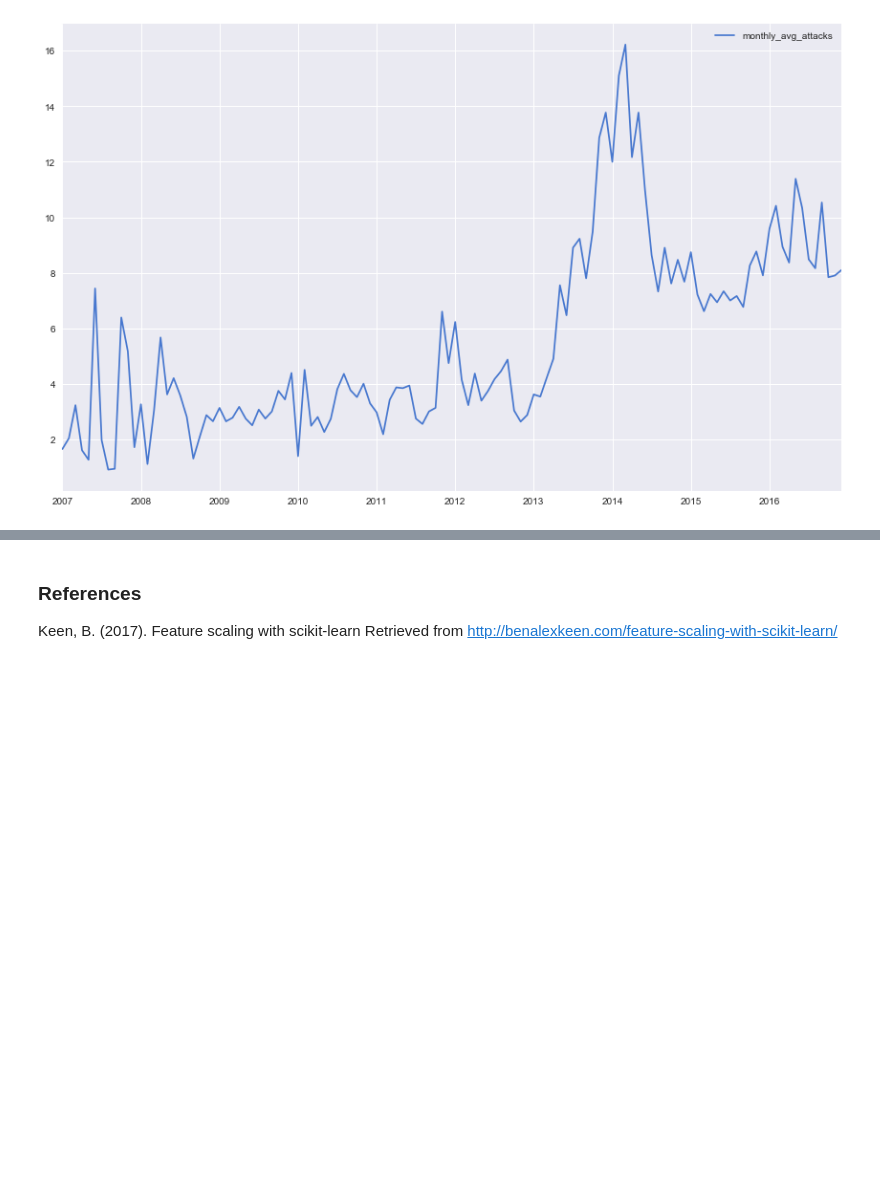
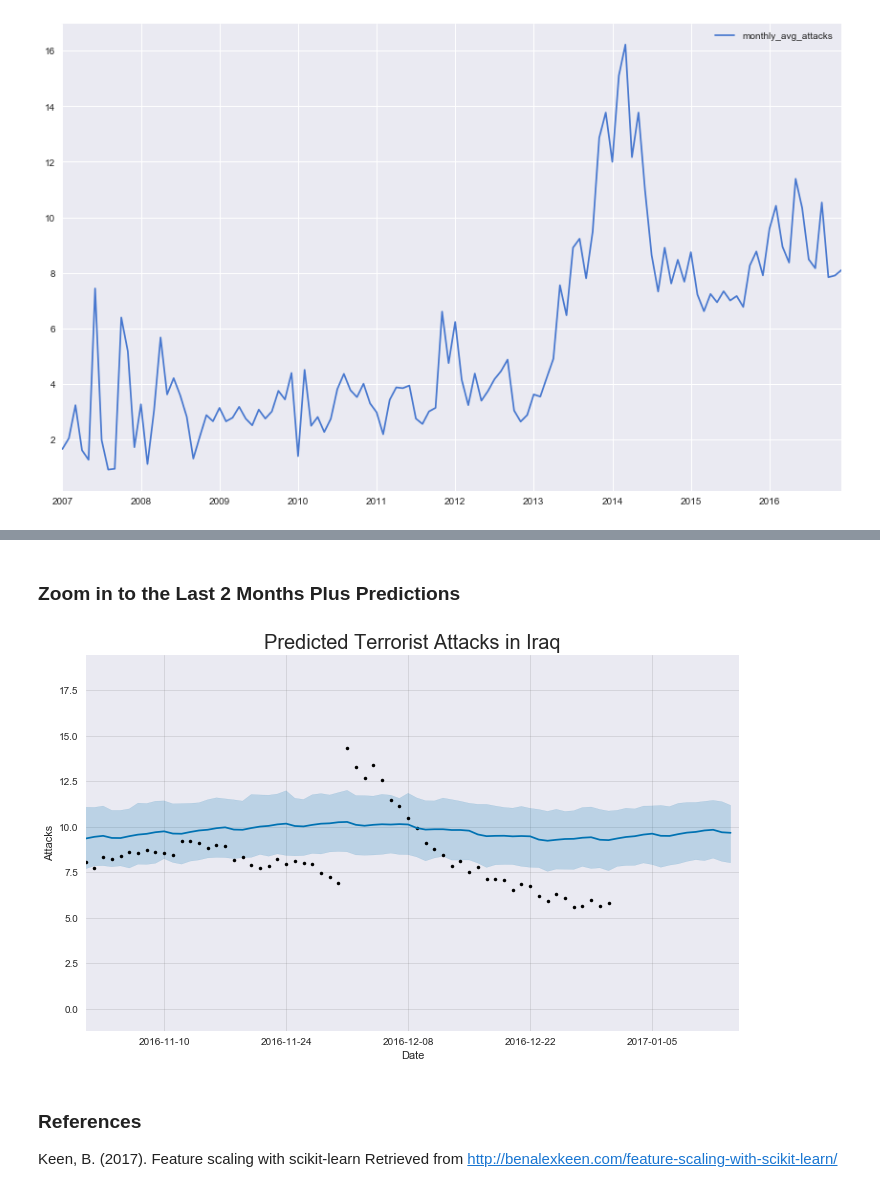
Before and after one commit to tcskowronek/predicting-terrorist-attacks, a Jupyter notebook: src/05-Time-Series-Prediction.ipynb, the cells around one changed output, grey strips where cells are left out. Drawn from its saved outputs; the diff is of its cells as text; code cells hidden in the pictures; blank space fills up the shorter version.

```diff
--- a/src/05-Time-Series-Prediction.ipynb
+++ b/src/05-Time-Series-Prediction.ipynb
@@ -264,3 +337,12 @@ plt.show();
+# %% [markdown]
+### Zoom in to the Last 2 Months Plus Predictions
+# %%
+prophet1.plot(forecast_data, xlabel = 'Date', ylabel = 'Attacks')
+plt.title('Predicted Terrorist Attacks in Iraq', fontsize=20);
+plt.xlim(pd.Timestamp('2016-11-01'), pd.Timestamp('2017-01-15'))
+plt.show();
+# %% [output]
+[figure, added]
 # %% [markdown]
 ### References
 
```
Also changed, not shown: parts of 11 cells of this notebook.
